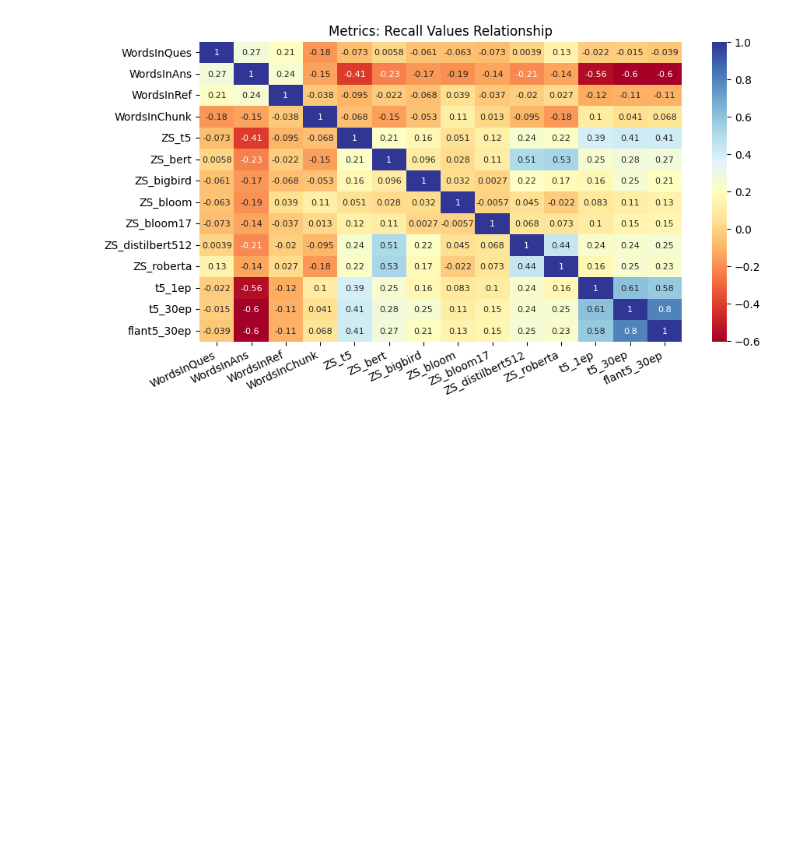
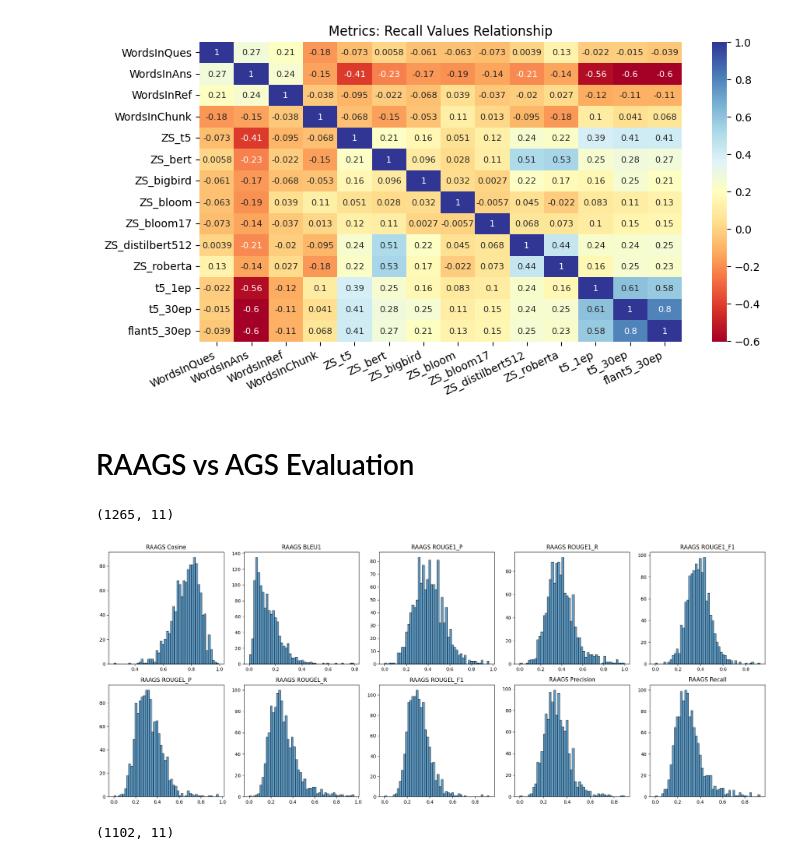
Before and after one commit to dasarpai/HBQA, a Jupyter notebook: 31_HBQA_Analysis.ipynb, the cells around one changed output. Saved outputs shown, nothing was run; the diff lists cells and outputs as text; code cells hidden in the pictures; blank space fills up the shorter version.

```diff
--- a/31_HBQA_Analysis.ipynb
+++ b/31_HBQA_Analysis.ipynb
@@ -11,7 +13,7 @@
 # @title Load Configuraiton
 import hbqaconfig, Utilfunc
 kaggle=False
-conf = hbqaconfig.setEnv('local')
+conf = hbqaconfig.setEnv('colab')
 
 if kaggle:
     conf = {'DATA_FOLDER': '/kaggle/input/',
@@ -1997,3 +2003,69 @@ plot_headmap(df_metrics,mname)
 # %% [output]
 Recall
 [figure]
+# %% [markdown]
+# RAAGS vs AGS Evaluation
+# %%
+filenm = '10.7-t5Predicted_Ans_Score_Finetuned.csv'
+df_raags = pd.read_csv( conf['RAAGS_FOLDER'] + filenm)
+
+df_raags.shape
+# %% [output]
+(1265, 11)
+# %%
+plt.figure(figsize=(20,8))
+
+# fig, ax = plt.subplots(2, 5, figsize=(10, 8))
+
+plt.subplot(2, 5, 1)
+plt.hist(df_raags[df_raags.columns[10]], bins=50, edgecolor='k', alpha=0.7)
+plt.title('RAAGS ' + df_raags.columns[10])
+
+plt.subplot(2, 5, 2)
+plt.hist(df_raags[df_raags.columns[1]], bins=50, edgecolor='k', alpha=0.7)
+plt.title('RAAGS ' + df_raags.columns[1])
+
+plt.subplot(2, 5, 3)
+plt.hist(df_raags[df_raags.columns[2]], bins=50, edgecolor='k', alpha=0.7)
+plt.title('RAAGS ' + df_raags.columns[2])
+
+plt.subplot(2, 5, 4)
+plt.hist(df_raags[df_raags.columns[3]], bins=50, edgecolor='k', alpha=0.7)
+plt.title('RAAGS ' + df_raags.columns[3])
+
+plt.subplot(2, 5, 5)
+plt.hist(df_raags[df_raags.columns[4]], bins=50, edgecolor='k', alpha=0.7)
+plt.title('RAAGS ' + df_raags.columns[4])
+
+plt.subplot(2, 5, 6)
+plt.hist(df_raags[df_raags.columns[5]], bins=50, edgecolor='k', alpha=0.7)
+plt.title('RAAGS ' + df_raags.columns[5])
+
+plt.subplot(2, 5, 7)
+plt.hist(df_raags[df_raags.columns[6]], bins=50, edgecolor='k', alpha=0.7)
+plt.title('RAAGS ' + df_raags.columns[6])
+
+plt.subplot(2, 5, 8)
+plt.hist(df_raags[df_raags.columns[7]], bins=50, edgecolor='k', alpha=0.7)
+plt.title('RAAGS ' + df_raags.columns[7])
+
+plt.subplot(2, 5, 9)
+plt.hist(df_raags[df_raags.columns[8]], bins=50, edgecolor='k', alpha=0.7)
+plt.title('RAAGS ' + df_raags.columns[8])
+
+plt.subplot(2, 5, 10)
+plt.hist(df_raags[df_raags.columns[9]], bins=50, edgecolor='k', alpha=0.7)
+plt.title('RAAGS ' + df_raags.columns[9])
+
+plt.grid(False)
+plt.tight_layout()
+plt.show()
+# %% [output]
+[figure, added]
+# %%
+filenm = '09.22-t5Predicted_Ans_Score-Finetuned-epoch30.csv'
+df_ags = pd.read_csv( conf['AGS_FOLDER'] + filenm)
+
+df_ags.shape
+# %% [output]
+(1102, 11)
```
Also changed, not shown: parts of 7 cells of this notebook.
